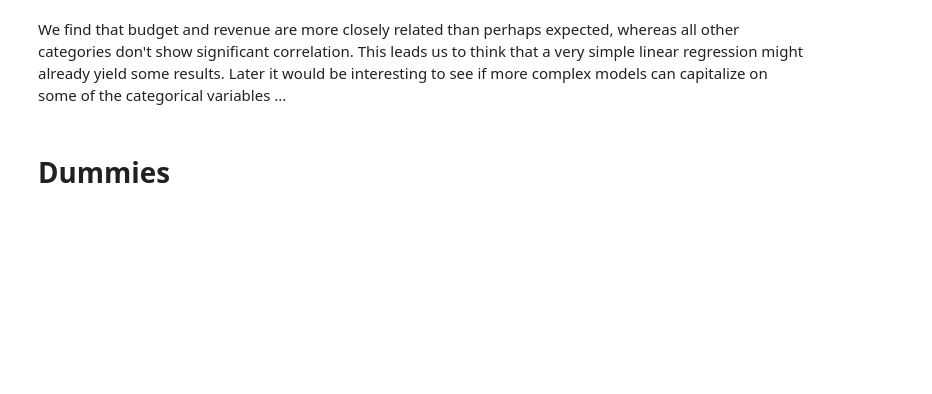
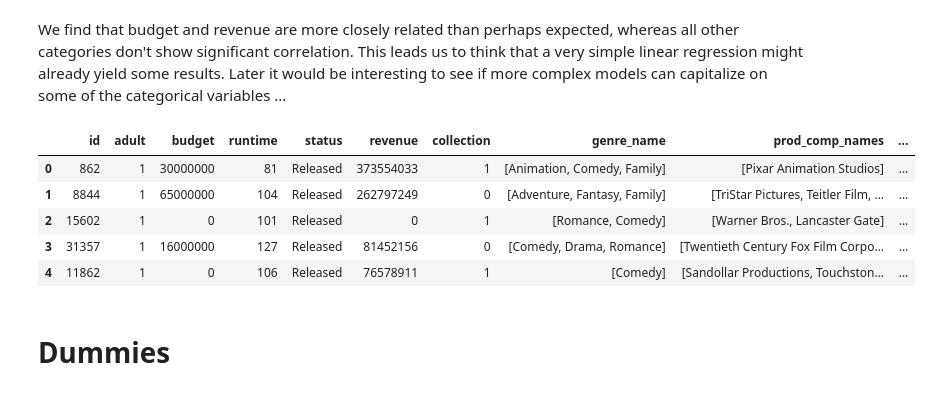
Before and after one commit to Lucamiras/kaggle_movie_dataset, a Jupyter notebook: nobody-knows-is-movie-success-unknowable.ipynb, the cells around one changed output. Cells and saved outputs as stored; diff of their text form; code cells hidden in the pictures; blank space fills up the shorter version.

```diff
--- a/nobody-knows-is-movie-success-unknowable.ipynb
+++ b/nobody-knows-is-movie-success-unknowable.ipynb
@@ -210,5 +361,14 @@ movies_df[list(movies_df.describe().columns)].corr()
 # %% [markdown]
 We find that budget and revenue are more closely related than perhaps expected, whereas all other categories don't show significant correlation. This leads us to think that a very simple linear regression might already yield some results. Later it would be interesting to see if more complex models can capitalize on some of the categorical variables ...
+# %%
+movies_df.head()
+# %% [output]
+|  | id | adult | budget | runtime | status | revenue | collection | genre_name | prod_comp_names | ... |
+| 0 | 862 | 1 | 30000000 | 81 | Released | 373554033 | 1 | [Animation, Comedy, Family] | [Pixar Animation Studios] | ... |
+| 1 | 8844 | 1 | 65000000 | 104 | Released | 262797249 | 0 | [Adventure, Fantasy, Family] | [TriStar Pictures, Teitler Film, ... | ... |
+| 2 | 15602 | 1 | 0 | 101 | Released | 0 | 1 | [Romance, Comedy] | [Warner Bros., Lancaster Gate] | ... |
+| 3 | 31357 | 1 | 16000000 | 127 | Released | 81452156 | 0 | [Comedy, Drama, Romance] | [Twentieth Century Fox Film Corpo... | ... |
+| 4 | 11862 | 1 | 0 | 106 | Released | 76578911 | 1 | [Comedy] | [Sandollar Productions, Touchston... | ... |
 # %% [markdown]
 # Dummies
 # %%
```
Also changed, not shown: parts of 35 cells of this notebook.
